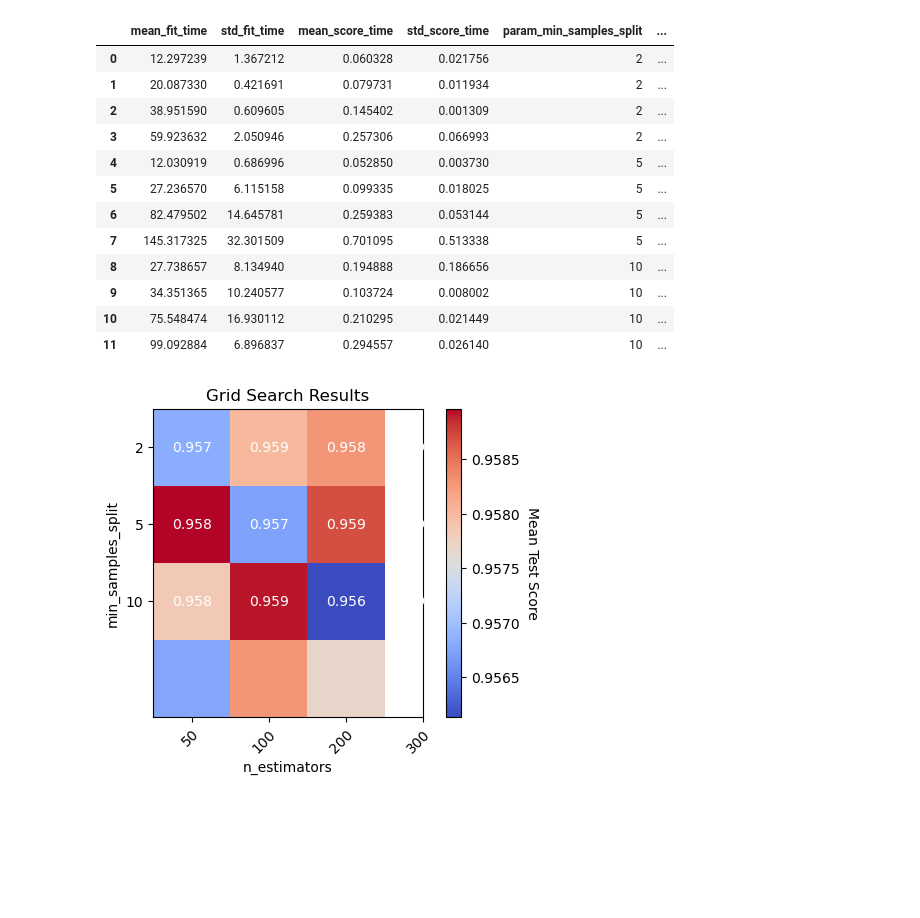
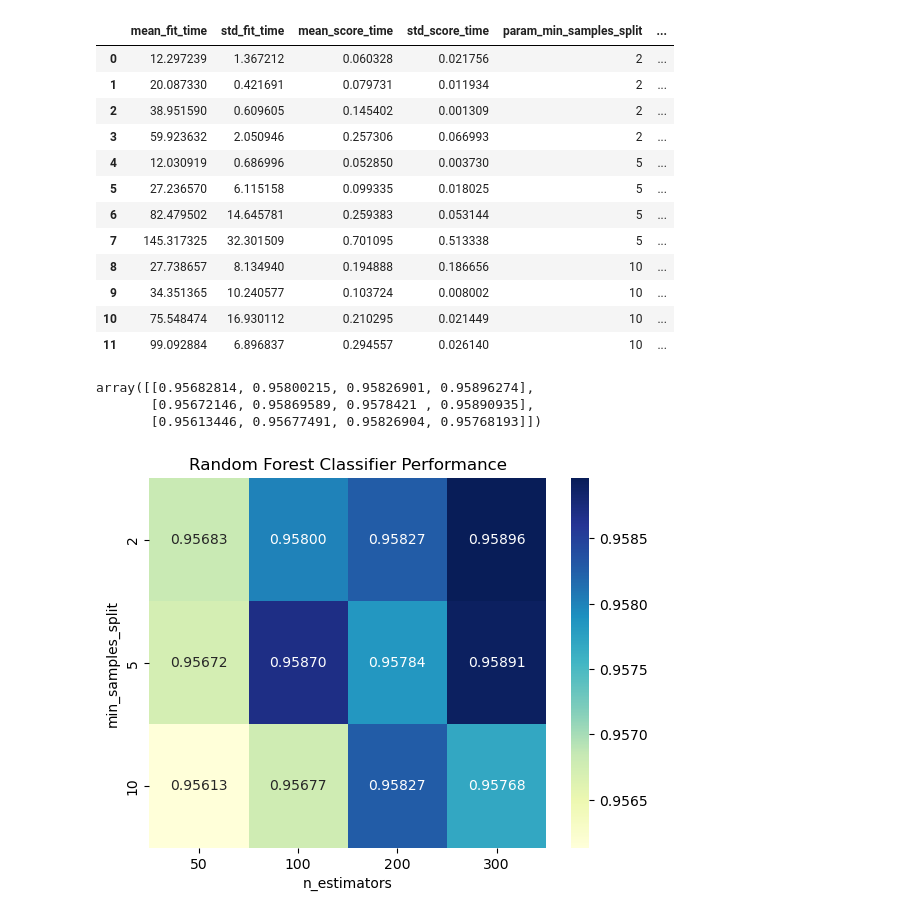
Before and after one commit to lucascheng24/comp4432ML-A_Million_News_Headlines, a Jupyter notebook: Fake_and_real_news_dataset/classifiers/RandomForest/randomForest_02.ipynb, the cells around one changed output. Cells and saved outputs as stored; diff of their text form; code cells hidden in the pictures; blank space fills up the shorter version.

```diff
--- a/Fake_and_real_news_dataset/classifiers/RandomForest/randomForest_02.ipynb
+++ b/Fake_and_real_news_dataset/classifiers/RandomForest/randomForest_02.ipynb
@@ -221,34 +221,3 @@ resultReport_df
 | 9 | 34.351365 | 10.240577 | 0.103724 | 0.008002 | 10 | ... |
 | 10 | 75.548474 | 16.930112 | 0.210295 | 0.021449 | 10 | ... |
 | 11 | 99.092884 | 6.896837 | 0.294557 | 0.026140 | 10 | ... |
-# %%
-# Extract the mean test score for each combination of hyperparameters
-scores = grid_search.cv_results_['mean_test_score']
-scores = np.array(scores).reshape(len(param_grid['n_estimators']), len(param_grid['min_samples_split']))
-
-# Plot a heatmap of the mean test score for each combination of hyperparameters
-fig, ax = plt.subplots(figsize=(6, 4))
-im = ax.imshow(scores, cmap='coolwarm')
-
-# add axis labels and tick marks
-ax.set_xticks(np.arange(len(param_grid['n_estimators'])))
-ax.set_yticks(np.arange(len(param_grid['min_samples_split'])))
-ax.set_xticklabels(param_grid['n_estimators'])
-ax.set_yticklabels(param_grid['min_samples_split'])
-ax.set_xlabel('n_estimators')
-ax.set_ylabel('min_samples_split')
-plt.setp(ax.get_xticklabels(), rotation=45, ha="right", rotation_mode="anchor")
-
-# Print the mean test score for each combination of hyperparameters
-for i in range(len(param_grid['min_samples_split'])):
-    for j in range(len(param_grid['n_estimators'])):
-        text = ax.text(j, i, '{:.3f}'.format(scores[j, i]), ha="center", va="center", color="w")
-
-
-cbar = ax.figure.colorbar(im, ax=ax)
-cbar.ax.set_ylabel("Mean Test Score", rotation=-90, va="bottom")
-ax.set_title("Grid Search Results")
-
-plt.show()
-# %% [output]
-[figure, removed]
@@ -254,0 +226,24 @@ plt.show()
+# %%
+scores = np.array(scores).reshape(len(param_grid['min_samples_split']), len(param_grid['n_estimators']))
+scores
+# %% [output]
+array([[0.95682814, 0.95800215, 0.95826901, 0.95896274],
+       [0.95672146, 0.95869589, 0.9578421 , 0.95890935],
+       [0.95613446, 0.95677491, 0.95826904, 0.95768193]])
+# %%
+import seaborn as sns
+import matplotlib.pyplot as plt
+
+n_estimators_labels = [50, 100, 200, 300]
+min_samples_split_labels = [2, 5, 10]
+
+ax = sns.heatmap(scores, cmap="YlGnBu", annot=True, fmt=".5f",
+                 xticklabels=n_estimators_labels, yticklabels=min_samples_split_labels)
+
+ax.set_title("Random Forest Classifier Performance")
+ax.set_ylabel("min_samples_split")
+ax.set_xlabel("n_estimators")
+
+plt.show()
+# %% [output]
+[figure, added]
```
Also changed, not shown: parts of 1 cell of this notebook.
